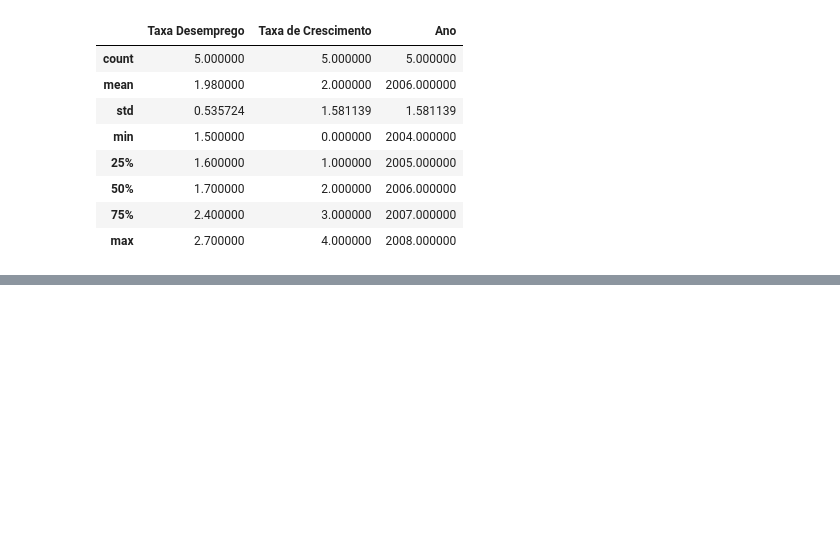
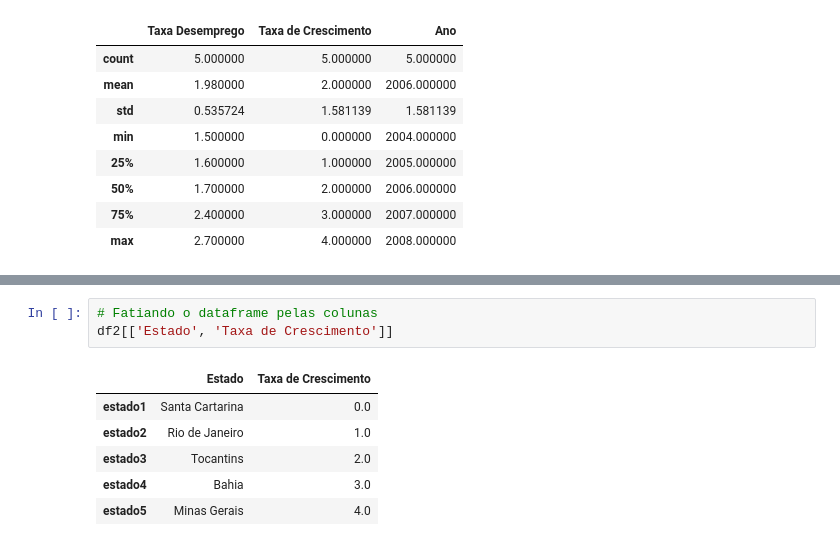
Before and after one commit to 1998-sys/Estudo, a Jupyter notebook: pandas.ipynb, the cells around one changed output, grey strips where cells are left out. Saved outputs shown, nothing was run; the diff lists cells and outputs as text; blank space fills up the shorter version.

```diff
--- a/pandas.ipynb
+++ b/pandas.ipynb
@@ -206,0 +234,10 @@ df2.describe()
+# %%
+# Fatiando o dataframe pelas colunas
+df2[['Estado', 'Taxa de Crescimento']]
+# %% [output]
+|  | Estado | Taxa de Crescimento |
+| estado1 | Santa Cartarina | 0.0 |
+| estado2 | Rio de Janeiro | 1.0 |
+| estado3 | Tocantins | 2.0 |
+| estado4 | Bahia | 3.0 |
+| estado5 | Minas Gerais | 4.0 |
```
Also changed, not shown: parts of 5 cells of this notebook.
